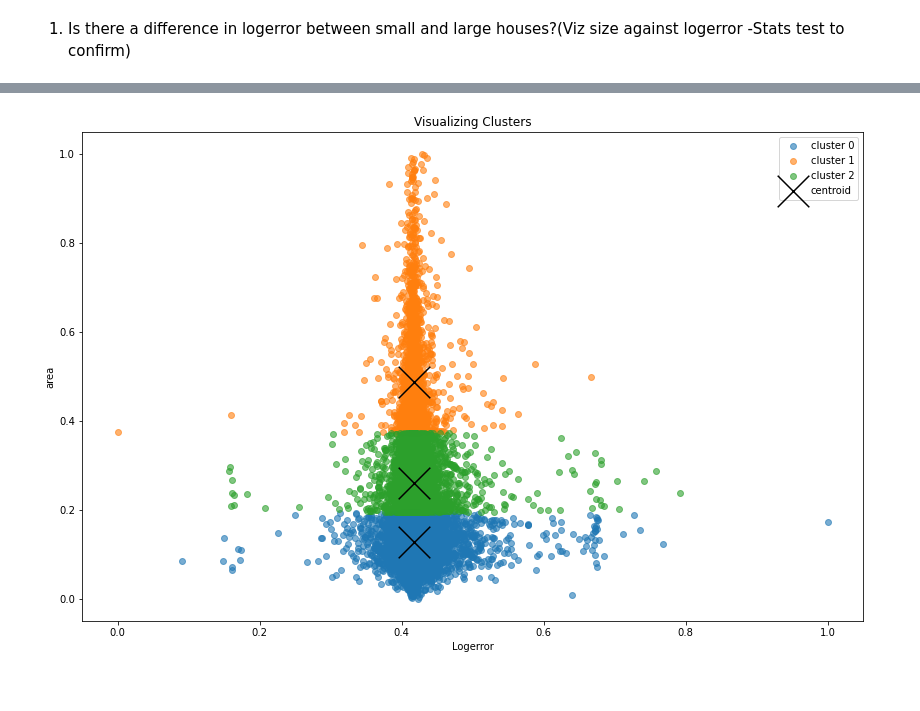
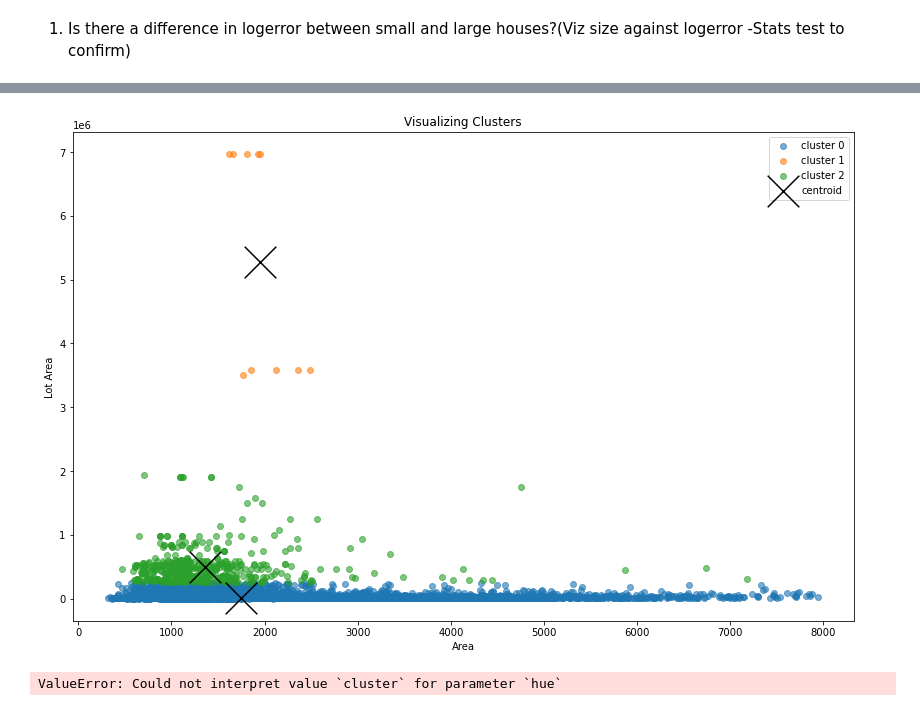
Before and after one commit to SLawsonWoods/clustering_zillow, a Jupyter notebook: drafting_notebook.ipynb, the cells around one changed output, grey strips where cells are left out. Cells and saved outputs as stored; diff of their text form; code cells hidden in the pictures.

```diff
--- a/drafting_notebook.ipynb
+++ b/drafting_notebook.ipynb
@@ -518,10 +532,10 @@ for ax, col in zip(axs.flatten(), train.select_dtypes(float)):
 1. Is there a difference in logerror between small and large houses?(Viz size           against logerror -Stats test to confirm)
 # %%
 # choosing my features
-X = train[['logerror', 'area']]
+X = train[['area', 'lot_area']]
 # %%
 # same for the scaled X
-X_scaled = train_scaled[['logerror', 'area']]
+X_scaled = train_scaled[['area', 'lot_area']]
 # %%
 # look at distribution of logerror length and large_home
 
@@ -565,6 +579,6 @@ array([2, 2, 0, ..., 2, 0, 0], dtype=int32)
 # %%
 # make a new column names cluster in df and X_scaled dataframe and X dataframe
-cluster_features = ['logerror', 'area']
+cluster_features = ['area', 'lot_area']
 X['cluster'] = kmeans.predict(X[cluster_features])
 
 X['scaled_cluster'] = kmeans_scaled.predict(X_scaled[cluster_features])
@@ -594,19 +608,25 @@ X_scaled.head()
 # %%
-centroids = X_scaled.groupby('cluster')['logerror', 'area'].mean()
+centroids = X.groupby('cluster')['area', 'lot_area'].mean()
 # %%
-# now I am going to plot the scaled features
+# now I am going to plot the unscaled features
 plt.figure(figsize=(14, 9))
 
-for cluster, subset in X_scaled.groupby('cluster'):
-    plt.scatter(subset.logerror, subset.area, label='cluster ' + str(cluster), alpha=.6, cmap='reds')
-centroids.plot.scatter(y='area', x='logerror', c='black', marker='x', s=1000, ax=plt.gca(), label='centroid')
+for cluster, subset in X.groupby('cluster'):
+    plt.scatter(subset.area, subset.lot_area, label='cluster ' + str(cluster), alpha=.6, cmap='reds')
+centroids.plot.scatter(y='lot_area', x='area', c='black', marker='x', s=1000, ax=plt.gca(), label='centroid')
 
 
 plt.legend()
-plt.xlabel('Logerror')
-plt.ylabel('area')
+plt.xlabel('Area')
+plt.ylabel('Lot Area')
 plt.title('Visualizing Clusters')
 plt.show()
 # %% [output]
-[figure, old version]
+[figure, new version]
+# %%
+# One column per home size
+# One color/shape for each cluster label
+sns.relplot(x="area", y="lot_area", style="cluster", hue="cluster", col="large_home", palette="deep", data=train)
+# %% [output]
+ValueError: Could not interpret value `cluster` for parameter `hue`
 # %%
```
Also changed, not shown: parts of 75 cells of this notebook, 2 other files.
